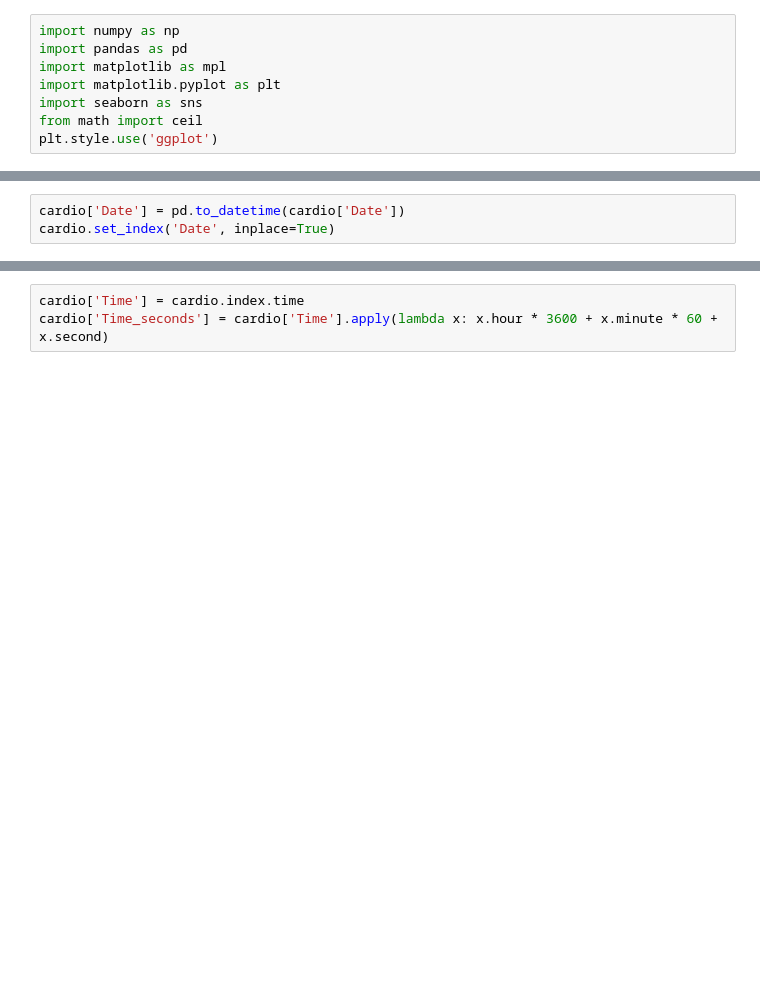
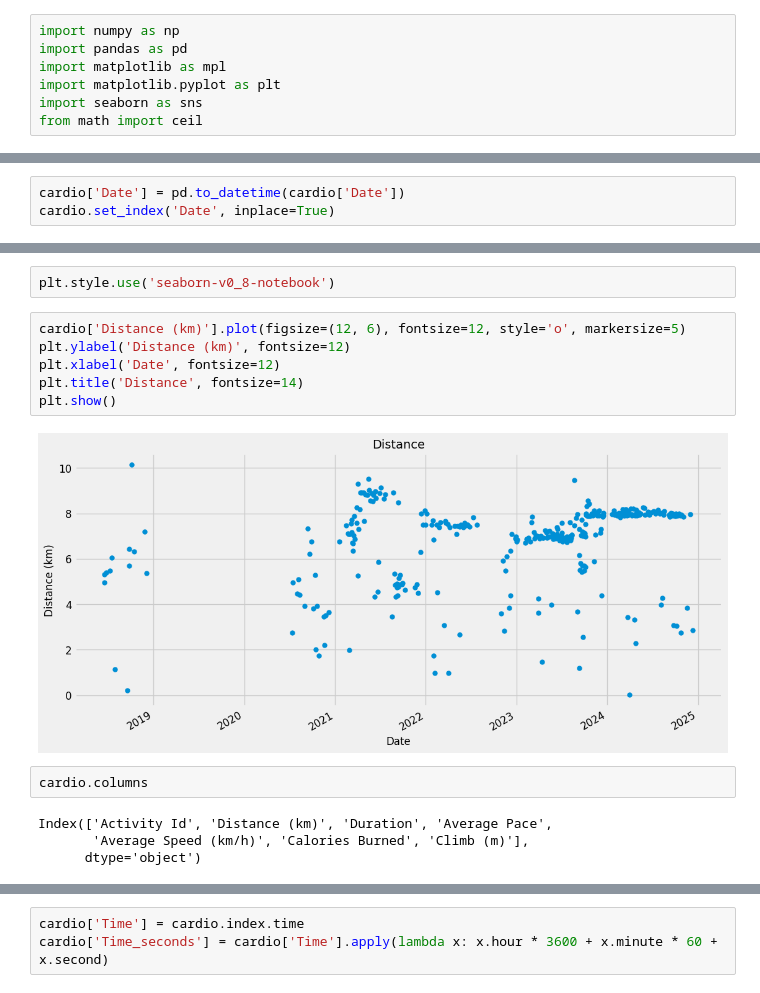
Before and after one commit to surajkarak/runkeeper_data_analysis, a Jupyter notebook: runkeeper_data.ipynb, the cells around one changed output, grey strips where cells are left out. Cells and saved outputs as stored; diff of their text form; blank space fills up the shorter version.

```diff
--- a/runkeeper_data.ipynb
+++ b/runkeeper_data.ipynb
@@ -5,5 +5,4 @@ import matplotlib as mpl
 import matplotlib.pyplot as plt
 import seaborn as sns
 from math import ceil
-plt.style.use('ggplot')
 # %% [markdown]
@@ -74,0 +148,16 @@ cardio.set_index('Date', inplace=True)
+# %%
+plt.style.use('seaborn-v0_8-notebook')
+# %%
+cardio['Distance (km)'].plot(figsize=(12, 6), fontsize=12, style='o', markersize=5)
+plt.ylabel('Distance (km)', fontsize=12)
+plt.xlabel('Date', fontsize=12)
+plt.title('Distance', fontsize=14)
+plt.show()
+# %% [output]
+[figure, added]
+# %%
+cardio.columns
+# %% [output]
+Index(['Activity Id', 'Distance (km)', 'Duration', 'Average Pace',
+       'Average Speed (km/h)', 'Calories Burned', 'Climb (m)'],
+      dtype='object')
```
Also changed, not shown: parts of 20 cells of this notebook.
